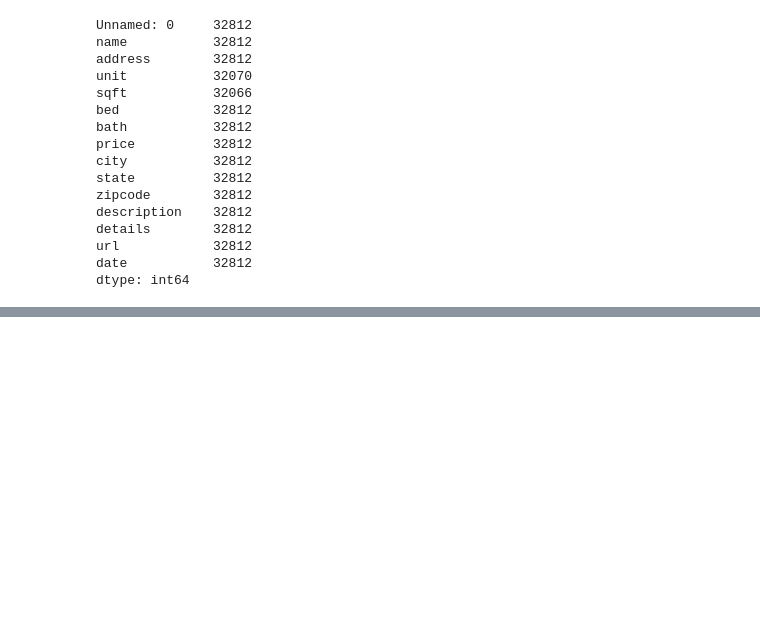
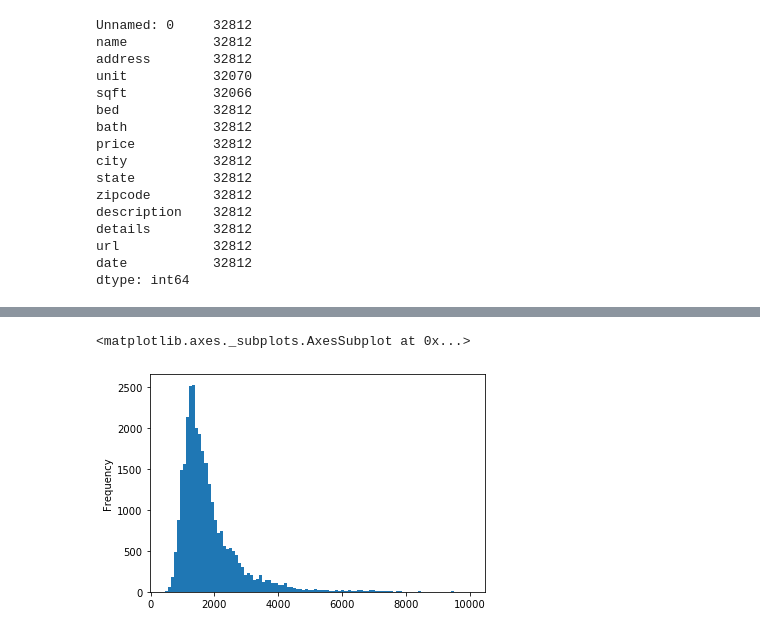
Before and after one commit to Justinandjohnson/Rental_Pricing, a Jupyter notebook: model_BnT.ipynb, the cells around one changed output, grey strips where cells are left out. Drawn from its saved outputs; the diff is of its cells as text; code cells hidden in the pictures; blank space fills up the shorter version.

```diff
--- a/model_BnT.ipynb
+++ b/model_BnT.ipynb
@@ -321,0 +347,21 @@ print(my_dict)
+# %%
+final = pd.DataFrame(final)
+# %%
+final = final.merge(keep_df, left_index=True, right_index=True)
+# %%
+# format integer features
+final.price = final.price.astype(int)
+final.sqft = final.sqft.astype(int)
+final.bath = final.bath.astype(int)
+final.bed[final.bed == ''] = 0
+final.bed = final.bed.astype(int)
+final.zipcode = final.zipcode.astype(int)
+# %%
+final = final[(final.price < 10000)]
+final = final[(final.price > 0)]
+final = final[final.sqft > 0]
+# %%
+final.price.plot.hist(bins=100)
+# %% [output]
+<matplotlib.axes._subplots.AxesSubplot at 0x...>
+[figure, added]
```
Also changed, not shown: parts of 42 cells of this notebook, 1 other file.
